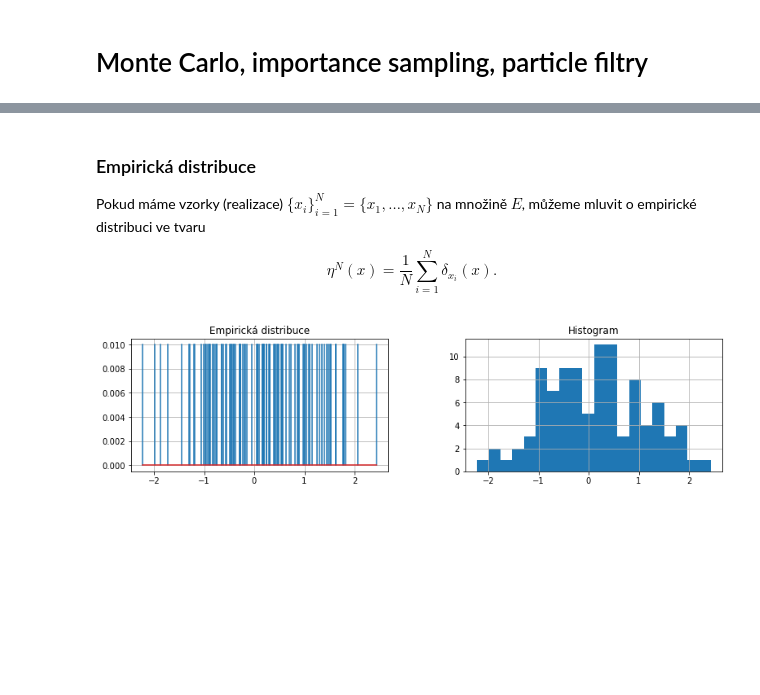
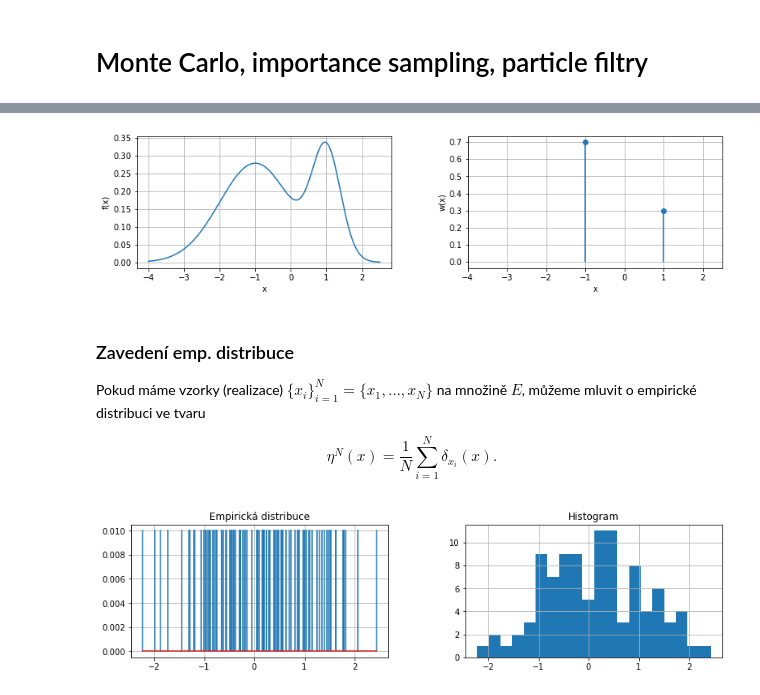
Before and after one commit to TaIos/bml, a Jupyter notebook: prednasky/Particle_filter_KD.ipynb, the cells around one changed output, grey strips where cells are left out. Saved outputs shown, nothing was run; the diff lists cells and outputs as text; code cells hidden in the pictures; blank space fills up the shorter version.

```diff
--- a/prednasky/Particle_filter_KD.ipynb
+++ b/prednasky/Particle_filter_KD.ipynb
@@ -115,5 +153,24 @@ Estimated mean with normalized w:  0.9661308524551998
+# %%
+w1, m1, s1 = 0.7, -1, 1
+w2, m2, s2 = 0.3, 1, .4
+
+xticks = np.linspace(-4, 2.5, 1000)
+plt.figure(figsize=(13,3))
+plt.subplot(1, 2, 1)
+fx = w1 * norm.pdf(xticks, m1, s1) + w2 * norm.pdf(xticks, m2, s2)
+plt.xlabel('x')
+plt.ylabel('f(x)')
+plt.plot(xticks, fx)
+plt.subplot(1, 2, 2)
+plt.stem([m1, m2], [w1, w2], basefmt=" ")
+plt.xlim((-4, 2.5))
+plt.xlabel('x')
+plt.ylabel('w(x)')
+plt.show()
+# %% [output]
+[figure, added]
 # %% [markdown]
-### Empirická distribuce
+### Zavedení emp. distribuce
 
 Pokud máme vzorky (realizace) $\{x_i\}_{i=1}^N = \{x_1, \ldots, x_N\}$ na množině $E$, můžeme mluvit o empirické distribuci ve tvaru
 
```
Also changed, not shown: parts of 11 cells of this notebook.
